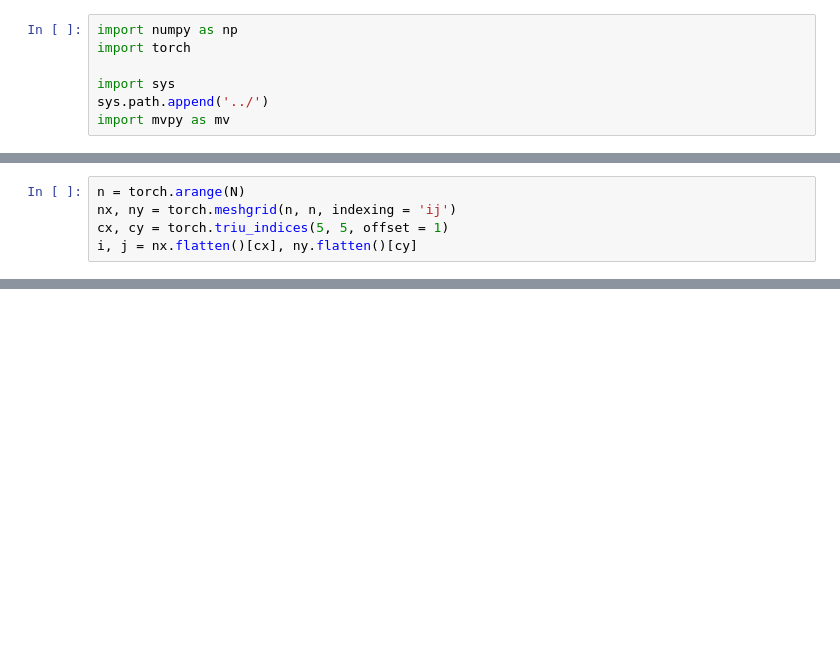
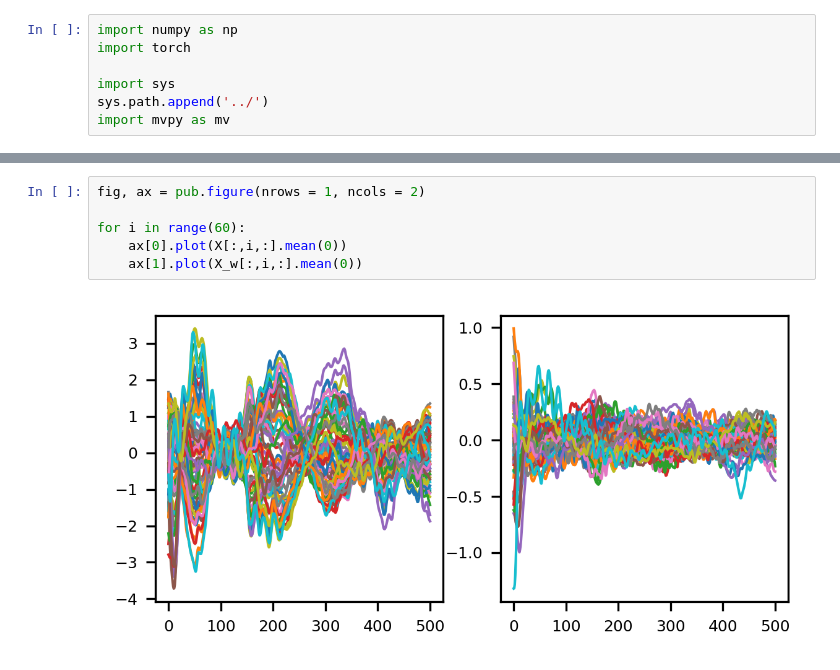
Before and after one commit to FabulousFabs/MVPy, a Jupyter notebook: examples/tests.ipynb, the cells around one changed output, grey strips where cells are left out. Cells and saved outputs as stored; diff of their text form; blank space fills up the shorter version.

```diff
--- a/examples/tests.ipynb
+++ b/examples/tests.ipynb
@@ -578,5 +7,0 @@ torch.Size([200, 10, 100])
-# %%
-n = torch.arange(N)
-nx, ny = torch.meshgrid(n, n, indexing = 'ij')
-cx, cy = torch.triu_indices(5, 5, offset = 1)
-i, j = nx.flatten()[cx], ny.flatten()[cy]
@@ -593,0 +69,8 @@ RuntimeError: shape '[200, 200, 50]' is invalid for input of size 995000
+# %%
+fig, ax = pub.figure(nrows = 1, ncols = 2)
+
+for i in range(60):
+    ax[0].plot(X[:,i,:].mean(0))
+    ax[1].plot(X_w[:,i,:].mean(0))
+# %% [output]
+[figure, added]
```
Also changed, not shown: parts of 69 cells of this notebook, 2 other files.
